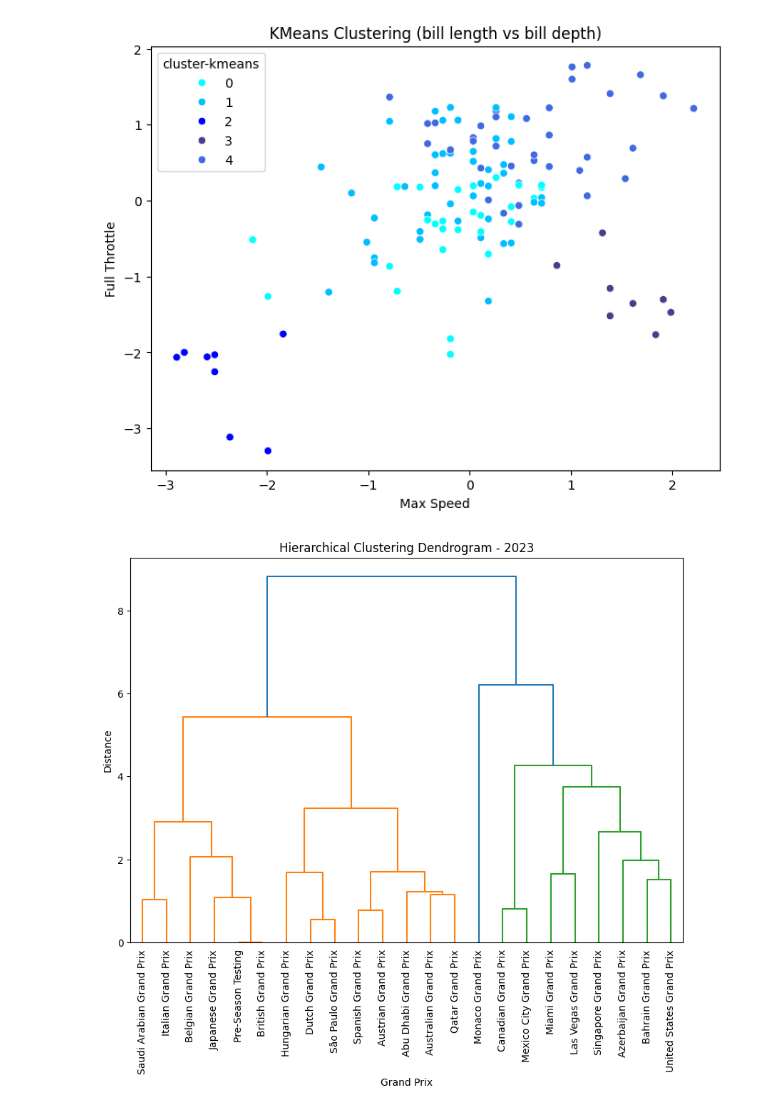
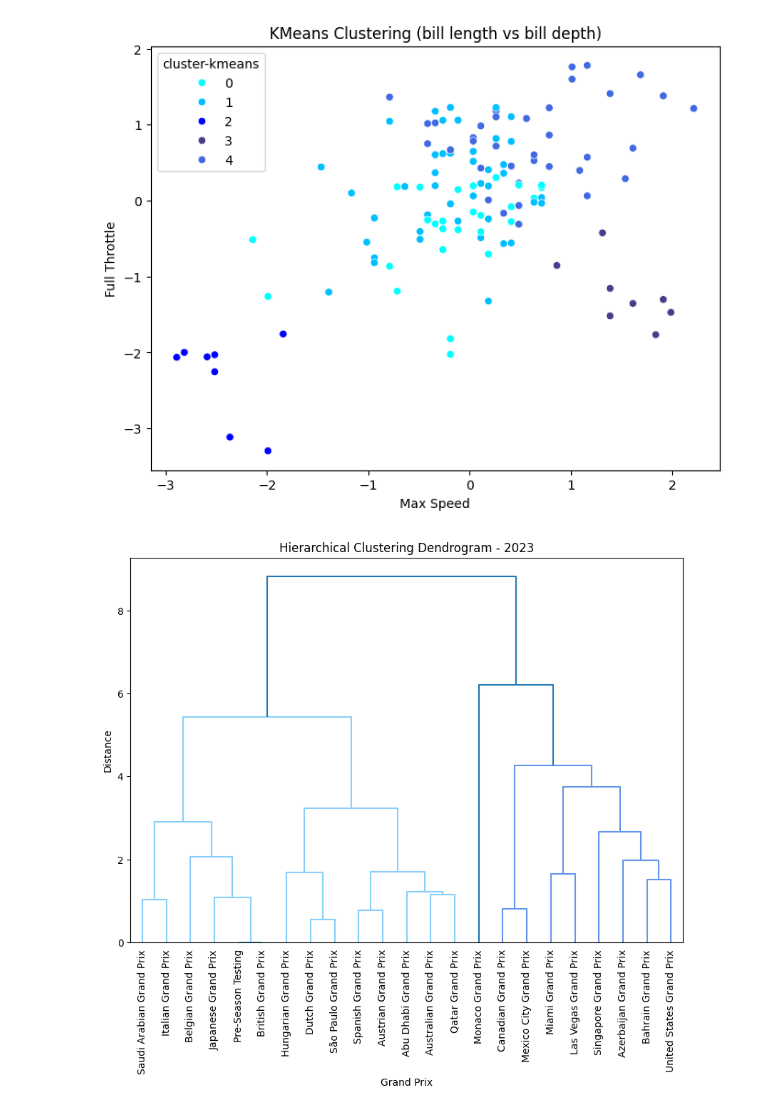
Before and after one commit to NandiniKodali988/F1-Through-Data, a Jupyter notebook: technical-details/unsupervised-learning/main.ipynb, the cells around one changed output. Saved outputs shown, nothing was run; the diff lists cells and outputs as text; code cells hidden in the pictures.

```diff
--- a/technical-details/unsupervised-learning/main.ipynb
+++ b/technical-details/unsupervised-learning/main.ipynb
@@ -115,26 +115,27 @@ plt.show()
 # %%
 # Hierarchical Clustering
 # %%
+set_link_color_palette(["lightskyblue", "cornflowerblue", "blue", "steelblue"])
+
 df = pd.read_csv("../../data/processed-data/race_track_features.csv")
 df = df[df["Year"] == 2023]
 
 features = ["Track Length (m)", "Max Speed (km/h)", "Full Throttle (%)", "Number of Corners", "Number of Straights"]
 X = df[features]
 
 scaler = StandardScaler()
 X_scaled = scaler.fit_transform(X)
 
 linkage_matrix = linkage(X_scaled, method='ward')
 
-
 plt.figure(figsize=(10, 7))
-dendrogram(linkage_matrix, labels=df["Grand Prix"].values, leaf_rotation=90, leaf_font_size=10)
+dendrogram(linkage_matrix, labels=df["Grand Prix"].values, leaf_rotation=90, leaf_font_size=10,color_threshold=6)
 plt.title("Hierarchical Clustering Dendrogram - 2023")
 plt.xlabel("Grand Prix")
 plt.ylabel("Distance")
 plt.show()
 
 max_distance = 6
 clusters = fcluster(linkage_matrix, max_distance, criterion='distance')
 # %% [output]
-[figure, old version]
+[figure, new version]
```
Also changed, not shown: parts of 1 cell of this notebook, 2 other files.
